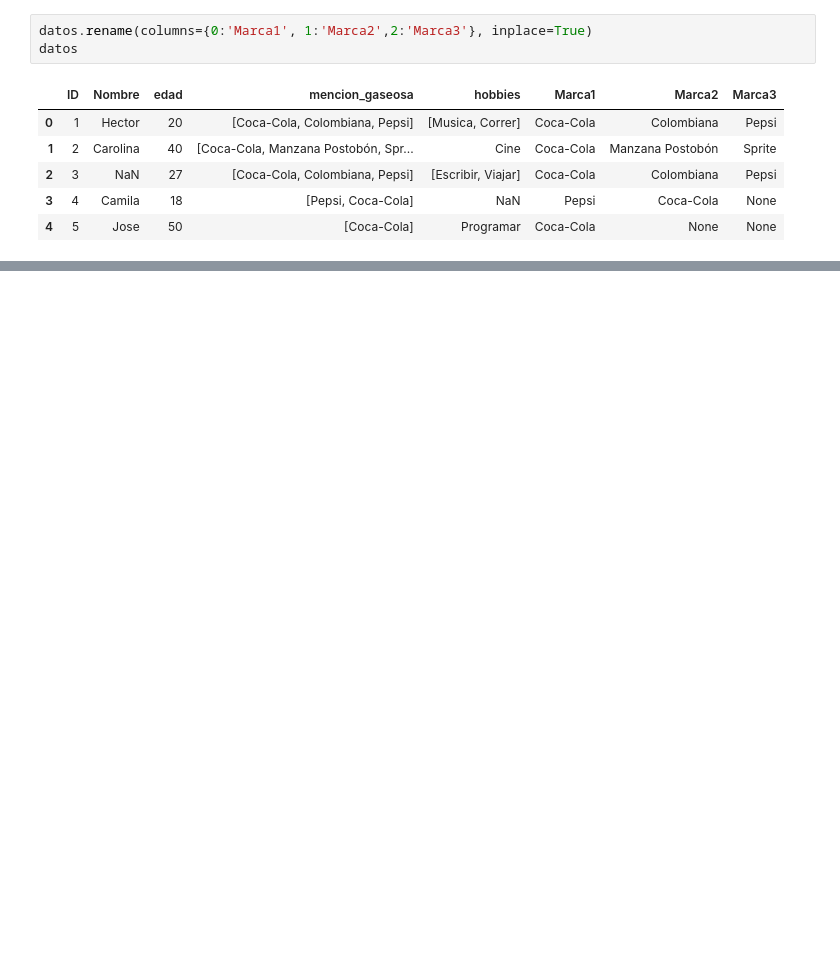
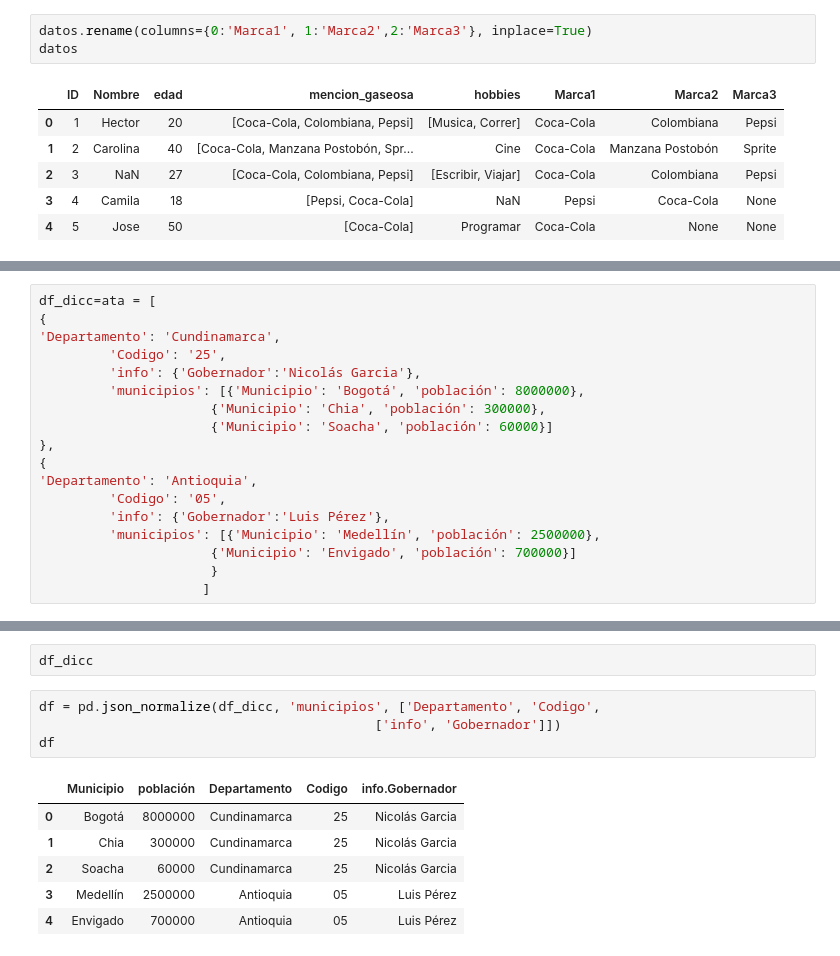
Before and after one commit to josezea/DatosEstructurados, a Jupyter notebook: Datos10/Clase10.ipynb, the cells around one changed output, grey strips where cells are left out. Saved outputs shown, nothing was run; the diff lists cells and outputs as text; blank space fills up the shorter version.

```diff
--- a/Datos10/Clase10.ipynb
+++ b/Datos10/Clase10.ipynb
@@ -52,0 +197,18 @@ datos
+# %%
+df_dicc=ata = [
+{
+'Departamento': 'Cundinamarca',
+         'Codigo': '25',
+         'info': {'Gobernador':'Nicolás Garcia'},
+         'municipios': [{'Municipio': 'Bogotá', 'población': 8000000},
+                      {'Municipio': 'Chia', 'población': 300000},
+                      {'Municipio': 'Soacha', 'población': 60000}]
+},
+{
+'Departamento': 'Antioquia',
+         'Codigo': '05',
+         'info': {'Gobernador':'Luis Pérez'},
+         'municipios': [{'Municipio': 'Medellín', 'población': 2500000},
+                      {'Municipio': 'Envigado', 'población': 700000}]
+                      }
+                     ]
@@ -52,0 +229,13 @@ datos
+# %%
+df_dicc
+# %%
+df = pd.json_normalize(df_dicc, 'municipios', ['Departamento', 'Codigo',
+                                           ['info', 'Gobernador']])
+df
+# %% [output]
+|  | Municipio | población | Departamento | Codigo | info.Gobernador |
+| 0 | Bogotá | 8000000 | Cundinamarca | 25 | Nicolás Garcia |
+| 1 | Chia | 300000 | Cundinamarca | 25 | Nicolás Garcia |
+| 2 | Soacha | 60000 | Cundinamarca | 25 | Nicolás Garcia |
+| 3 | Medellín | 2500000 | Antioquia | 05 | Luis Pérez |
+| 4 | Envigado | 700000 | Antioquia | 05 | Luis Pérez |
```
Also changed, not shown: parts of 23 cells of this notebook.
